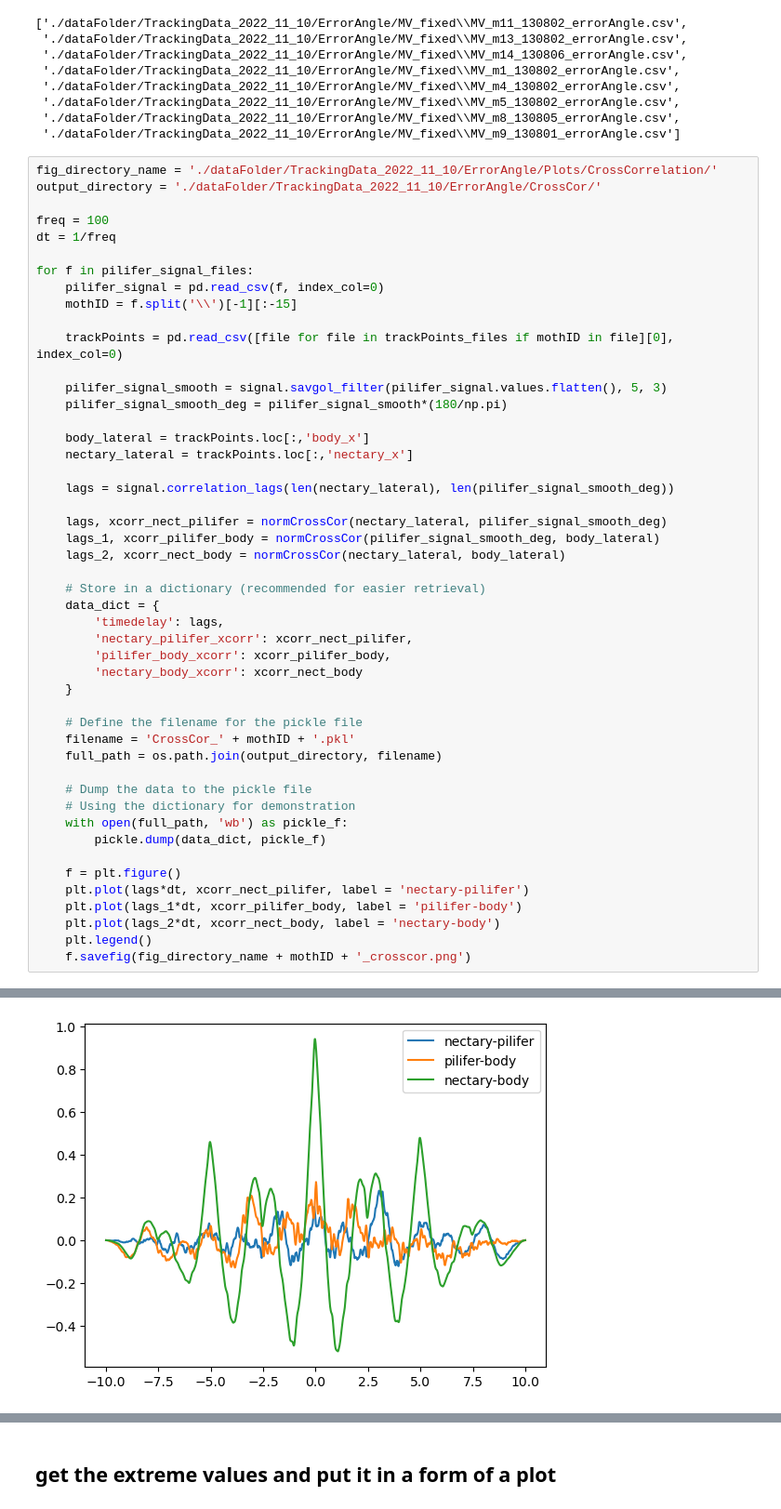
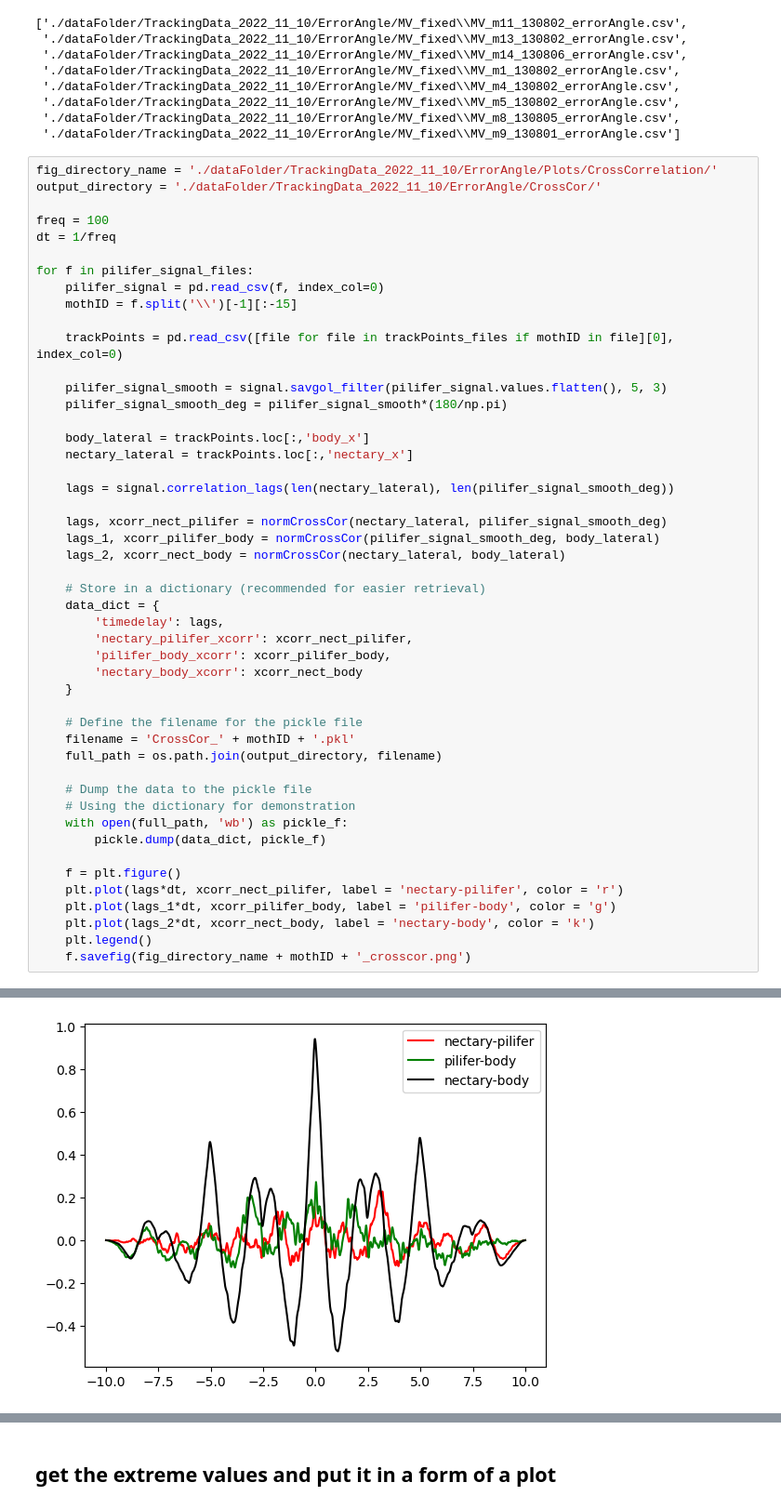
Before and after one commit to TanviDeora/PiliferBehavior, a Jupyter notebook: 06a_CrossCorelation.ipynb, the cells around one changed output, grey strips where cells are left out. Shown at 93% size. Drawn from its saved outputs; the diff is of its cells as text.

```diff
--- a/06a_CrossCorelation.ipynb
+++ b/06a_CrossCorelation.ipynb
@@ -87,9 +87,9 @@ for f in pilifer_signal_files:
         pickle.dump(data_dict, pickle_f)
 
     f = plt.figure()
-    plt.plot(lags*dt, xcorr_nect_pilifer, label = 'nectary-pilifer')
-    plt.plot(lags_1*dt, xcorr_pilifer_body, label = 'pilifer-body')
-    plt.plot(lags_2*dt, xcorr_nect_body, label = 'nectary-body')
+    plt.plot(lags*dt, xcorr_nect_pilifer, label = 'nectary-pilifer', color = 'r')
+    plt.plot(lags_1*dt, xcorr_pilifer_body, label = 'pilifer-body', color = 'g')
+    plt.plot(lags_2*dt, xcorr_nect_body, label = 'nectary-body', color = 'k')
     plt.legend()
     f.savefig(fig_directory_name + mothID + '_crosscor.png')
 # %% [output]
@@ -97 +97 @@ for f in pilifer_signal_files:
-[figure, old version]
+[figure, new version]
```
Also changed, not shown: parts of 1 cell of this notebook, 5 other files.
